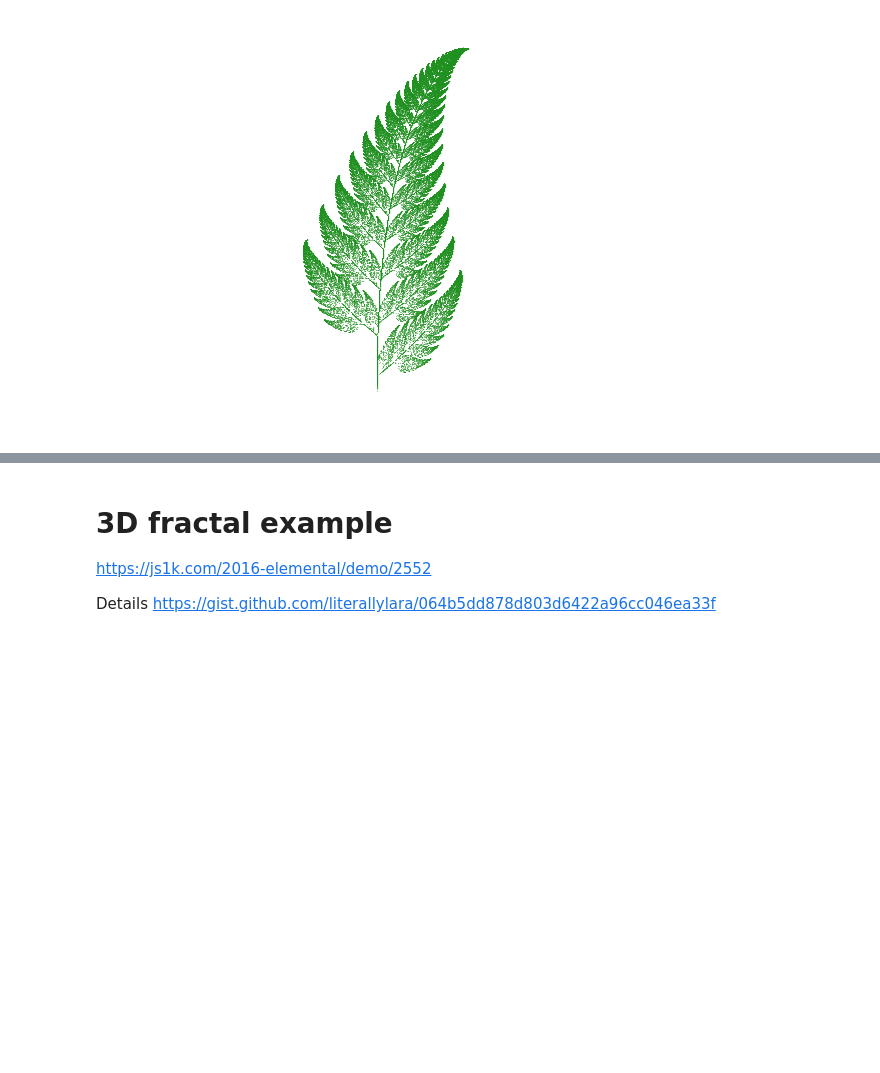
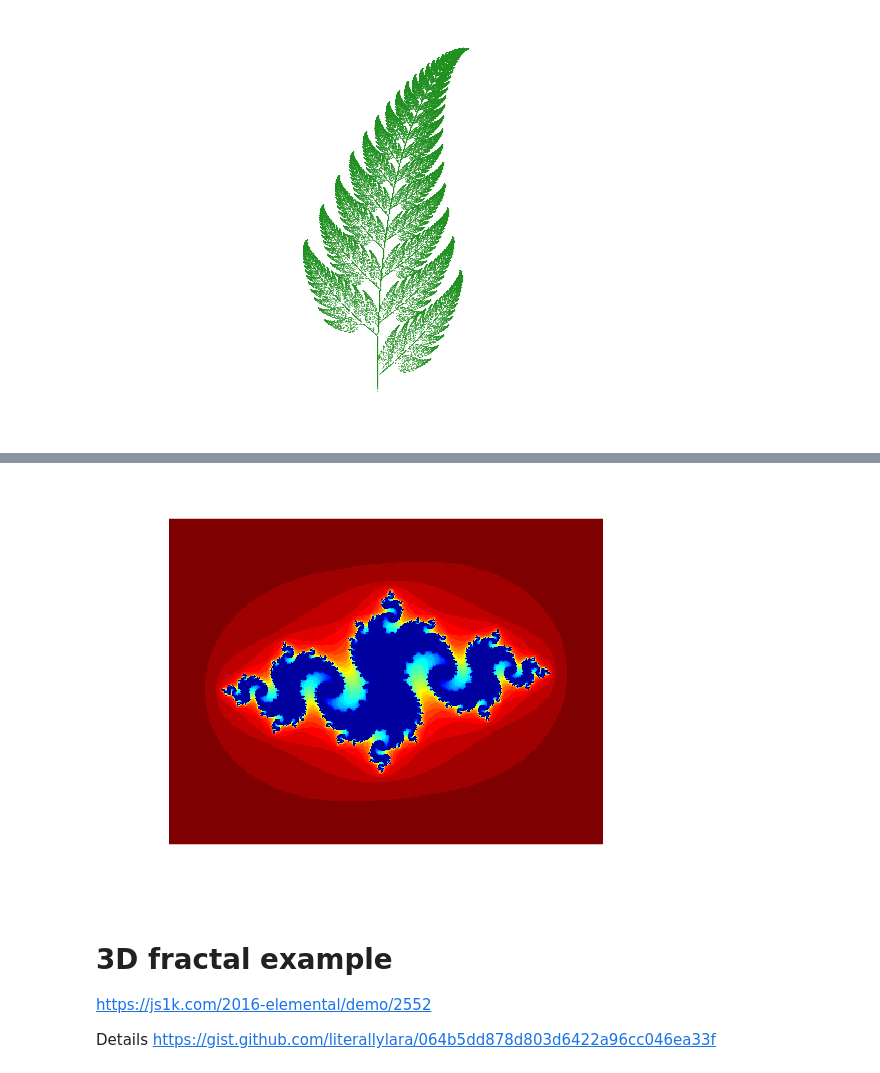
Before and after one commit to HugoStrand/matlab-intro, a Jupyter notebook: Föreläsning4.ipynb, the cells around one changed output, grey strips where cells are left out. Saved outputs shown, nothing was run; the diff lists cells and outputs as text; code cells hidden in the pictures; blank space fills up the shorter version.

```diff
--- a/Föreläsning4.ipynb
+++ b/Föreläsning4.ipynb
@@ -583,0 +617,4 @@ colorbar; axis off;
+# %%
+c = -0.8 + 0.156i
+%c = 0.285 + 0.01i
+R = 2
@@ -584,3 +630,30 @@ colorbar; axis off;
+# %%
+N = 400;
+M = 300;
+depth = 32;
+
+x = linspace(-2.0, 2.0, N);
+y = linspace(-1.5, 1.5, M);
+A = zeros([N, M]);
+
+for i = 1:length(x)
+for j = 1:length(y)
+    z = x(i) + 1i * y(j);
+    for iteration = 1:depth
+        z = z.^2 + c;
+        if abs(z) > R
+            break
+        end
+    end
+    A(i, j) = iteration;
+end
+end
+
+image(A')
+
+axis('image'); colormap(flipud(jet(depth))); axis off;
+# %% [output]
+[figure, added]
 # %% [markdown]
 # 3D fractal example
 
```
Also changed, not shown: parts of 7 cells of this notebook.
